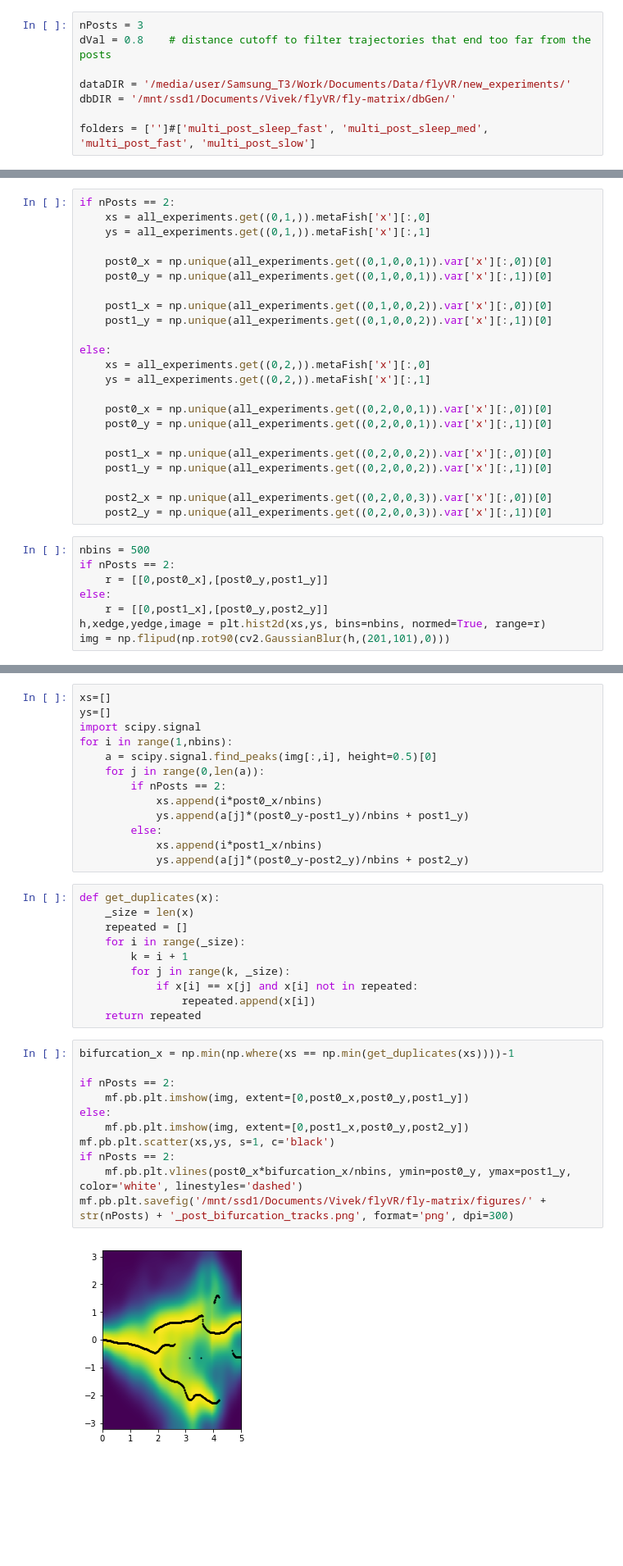
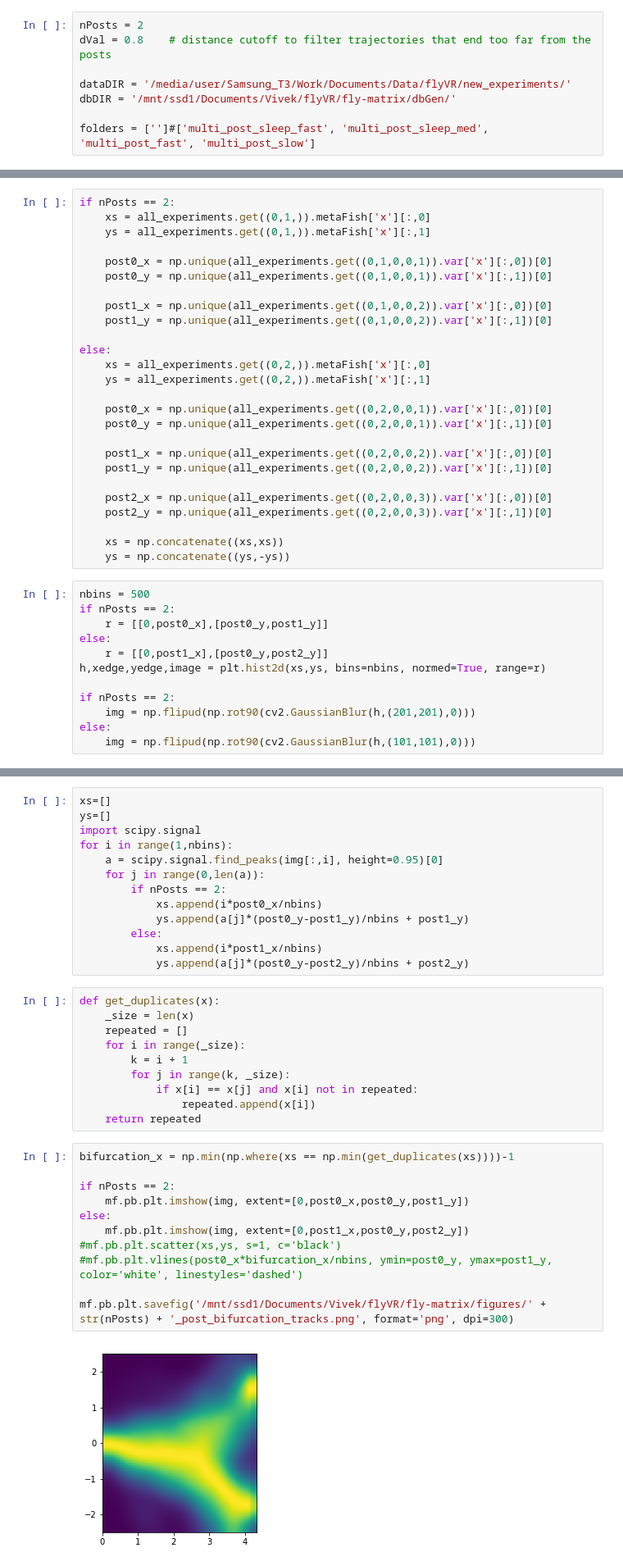
Before and after one commit to RnoB/fly-matrix, a Jupyter notebook: MalkoFly.ipynb, the cells around one changed output, grey strips where cells are left out. Shown at 82% size. Cells and saved outputs as stored; diff of their text form; blank space fills up the shorter version.

```diff
--- a/MalkoFly.ipynb
+++ b/MalkoFly.ipynb
@@ -8,7 +8,7 @@ import matplotlib.pyplot as plt
 mf.pb.cMapNotSym = mf.pb.plt.cm.viridis_r
 mf.pb.cMapSym = mf.pb.plt.cm.PuOr_r
 # %%
-nPosts = 3
+nPosts = 2
 dVal = 0.8    # distance cutoff to filter trajectories that end too far from the posts
 
 dataDIR = '/media/user/Samsung_T3/Work/Documents/Data/flyVR/new_experiments/'
@@ -177,6 +177,9 @@ else:
 
     post2_x = np.unique(all_experiments.get((0,2,0,0,3)).var['x'][:,0])[0]
     post2_y = np.unique(all_experiments.get((0,2,0,0,3)).var['x'][:,1])[0]
+
+    xs = np.concatenate((xs,xs))
+    ys = np.concatenate((ys,-ys))
 # %%
 nbins = 500
 if nPosts == 2:
@@ -184,5 +187,9 @@ if nPosts == 2:
 else:
     r = [[0,post1_x],[post0_y,post2_y]]
 h,xedge,yedge,image = plt.hist2d(xs,ys, bins=nbins, normed=True, range=r)
-img = np.flipud(np.rot90(cv2.GaussianBlur(h,(201,101),0)))
+
+if nPosts == 2:
+    img = np.flipud(np.rot90(cv2.GaussianBlur(h,(201,201),0)))
+else:
+    img = np.flipud(np.rot90(cv2.GaussianBlur(h,(101,101),0)))
 # %% [output]
@@ -196,7 +203,7 @@ xs=[]
 ys=[]
 import scipy.signal
 for i in range(1,nbins):
-    a = scipy.signal.find_peaks(img[:,i], height=0.5)[0]
+    a = scipy.signal.find_peaks(img[:,i], height=0.95)[0]
     for j in range(0,len(a)):
         if nPosts == 2:
             xs.append(i*post0_x/nbins)
@@ -217,16 +224,16 @@ def get_duplicates(x):
 # %%
 bifurcation_x = np.min(np.where(xs == np.min(get_duplicates(xs))))-1
 
 if nPosts == 2:
     mf.pb.plt.imshow(img, extent=[0,post0_x,post0_y,post1_y])
 else:
     mf.pb.plt.imshow(img, extent=[0,post1_x,post0_y,post2_y])
-mf.pb.plt.scatter(xs,ys, s=1, c='black')
-if nPosts == 2:
-    mf.pb.plt.vlines(post0_x*bifurcation_x/nbins, ymin=post0_y, ymax=post1_y, color='white', linestyles='dashed')
+#mf.pb.plt.scatter(xs,ys, s=1, c='black')
+#mf.pb.plt.vlines(post0_x*bifurcation_x/nbins, ymin=post0_y, ymax=post1_y, color='white', linestyles='dashed')
+
 mf.pb.plt.savefig('/mnt/ssd1/Documents/Vivek/flyVR/fly-matrix/figures/' + str(nPosts) + '_post_bifurcation_tracks.png', format='png', dpi=300)
 # %% [output]
-[figure, old version]
+[figure, new version]
 # %%
 bifurcation_pt = post0_x*bifurcation_x/nbins,ys[bifurcation_x]
 
```
Also changed, not shown: parts of 8 cells of this notebook, 2 other files.
